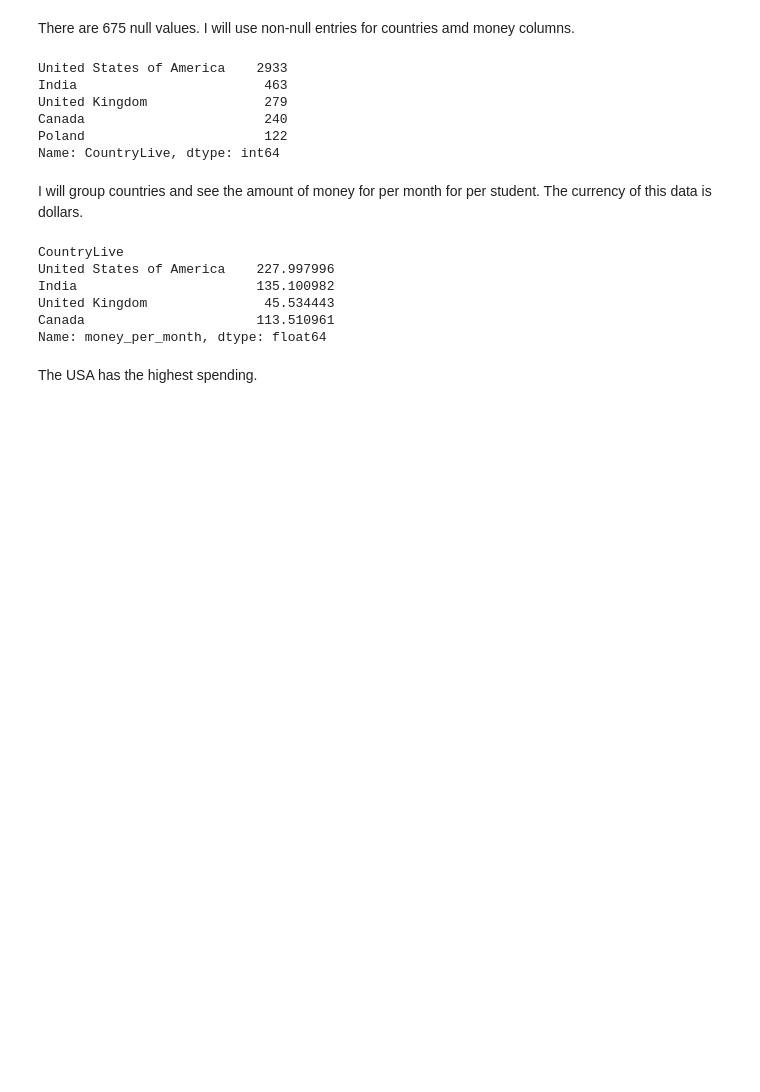
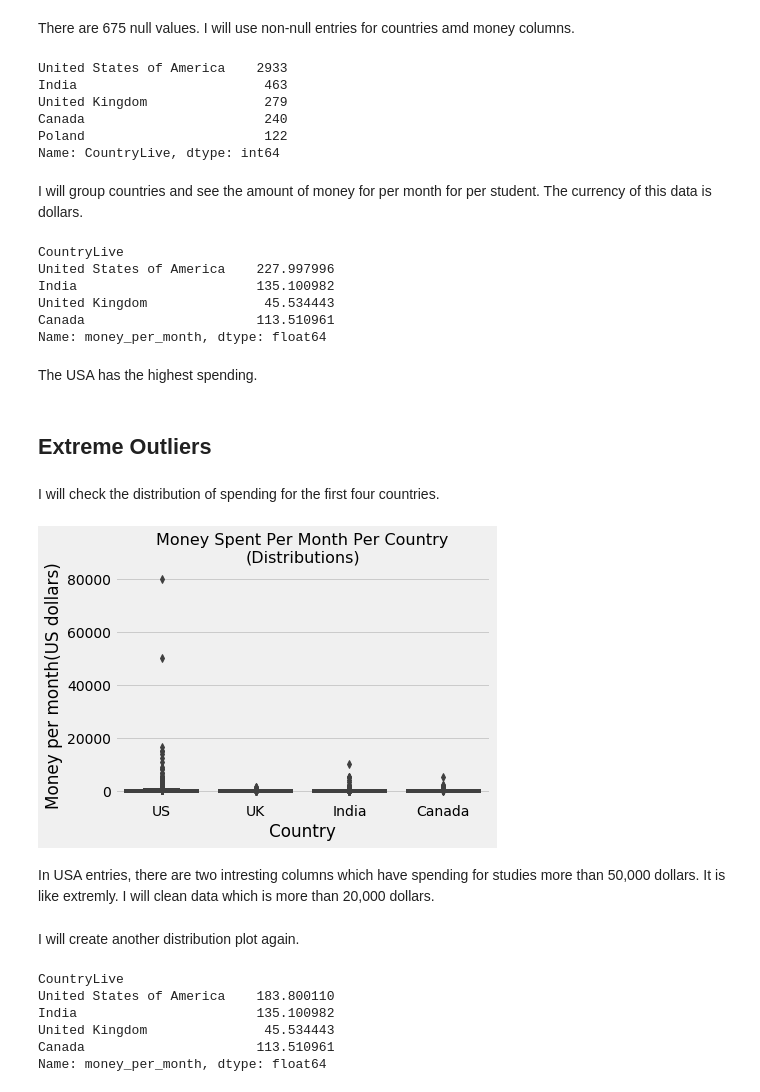
Before and after one commit to shylkymc/Finding-the-Best-Markets-to-Advertise, a Jupyter notebook: Finding the Best Markets to Advertise.ipynb, the cells around one changed output. Saved outputs shown, nothing was run; the diff lists cells and outputs as text; code cells hidden in the pictures; blank space fills up the shorter version.

```diff
--- a/Finding the Best Markets to Advertise.ipynb
+++ b/Finding the Best Markets to Advertise.ipynb
@@ -206,3 +206,22 @@ Canada                      113.510961
 Name: money_per_month, dtype: float64
 # %% [markdown]
 The USA has the highest spending.
+# %% [markdown]
+## Extreme Outliers
+# %% [markdown]
+I will check the distribution of spending for the first four countries.
+# %%
+only_4= fcc_good[fcc_good["CountryLive"].str.contains("United States of America|India|United Kingdom|Canada")]
+
+import seaborn as sns
+sns.boxplot(y= "money_per_month", x="CountryLive", data= only_4)
+
+plt.title("Money Spent Per Month Per Country\n(Distributions)", fontsize=16)
+plt.ylabel("Money per month(US dollars)")
+plt.xlabel("Country")
+plt.xticks(range(4), ["US", "UK", "India", "Canada"])
+plt.show()
+# %% [output]
+[figure, added]
+# %% [markdown]
+In USA entries, there are two intresting columns which have spending for studies more than 50,000 dollars. It is like extremly. I will clean data which is more than 20,000 dollars.
@@ -208,0 +230,12 @@ The USA has the highest spending.
+# %% [markdown]
+I will create another distribution plot again.
+# %%
+countries_mean= fcc_good.groupby("CountryLive").mean()
+countries_mean["money_per_month"][["United States of America", "India", "United Kingdom", "Canada"]]
+# %% [output]
+CountryLive
+United States of America    183.800110
+India                       135.100982
+United Kingdom               45.534443
+Canada                      113.510961
+Name: money_per_month, dtype: float64
```
Also changed, not shown: parts of 24 cells of this notebook.
